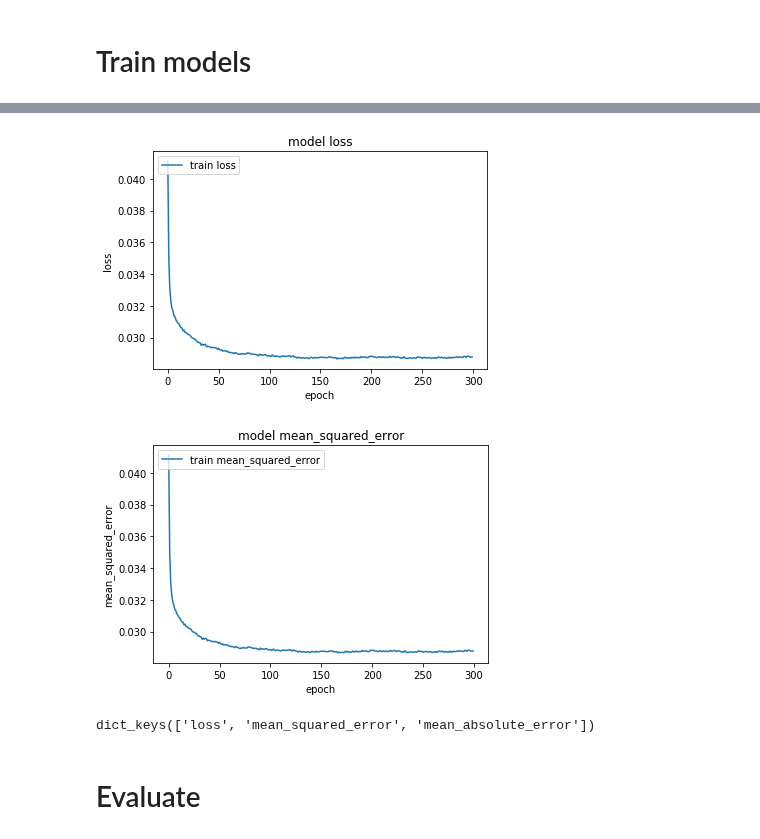
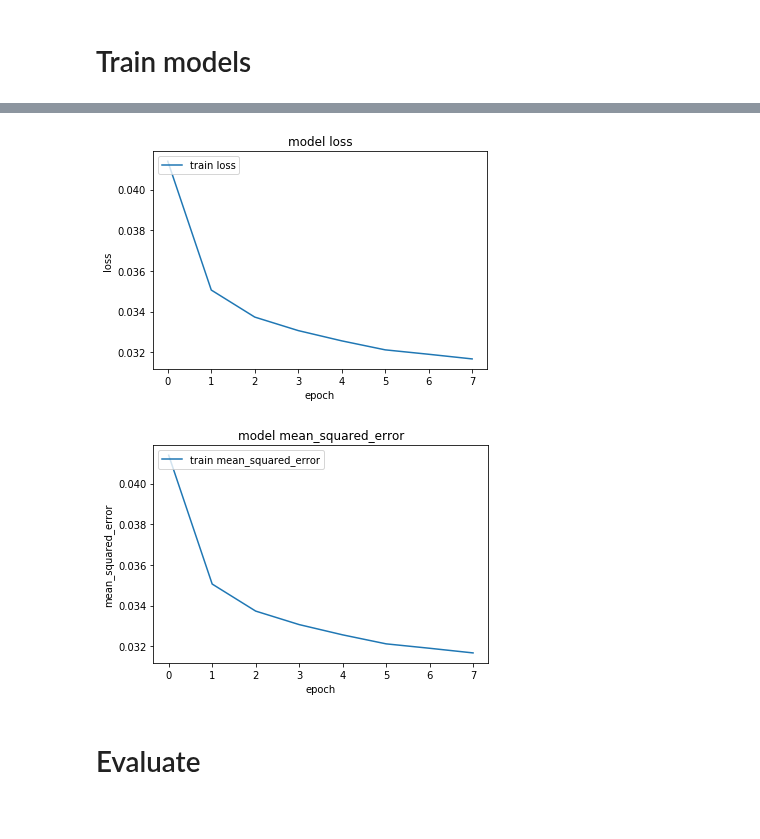
Before and after one commit to vandenbroucke/BRUBIKE, a Jupyter notebook: Predicting_Traffic.ipynb, the cells around one changed output, grey strips where cells are left out. Cells and saved outputs as stored; diff of their text form; code cells hidden in the pictures.

```diff
--- a/Predicting_Traffic.ipynb
+++ b/Predicting_Traffic.ipynb
@@ -150,7 +154,8 @@ Hail                        -0.00  1.00
 # %% [markdown]
 # Feature selection
 # %%
-df = df.drop(columns=[
+def remove_features(df):
+    return df.drop(columns=[
     'device_name',
     'timestamp_until',
     'bike_avg_speed',
@@ -170,6 +175,7 @@ df = df.drop(columns=[
     'Cloudy',
     'Quite cool'
 ])
+df=remove_features(df)
 print(df.shape)
 # %% [output]
 (94342, 29)
@@ -182,7 +188,7 @@ def build_normal_model():
     model = Sequential()
 
     model.add(Dense(27, input_dim=27,kernel_initializer='normal', activation='relu'))
-    model.add(Dense(27,activation='relu'))
+    model.add(Dense(14,activation='relu'))
     model.add(Dense(1, activation='linear'))
     optimizer = tf.keras.optimizers.RMSprop(0.001)
     model.compile(loss='mse', optimizer=optimizer, metrics=['mse','mae'])
@@ -282,10 +285,9 @@ def show_loss_graph(hist,variable):
     plt.xlabel('epoch')
     plt.legend(['train '+variable], loc='upper left')
     plt.show()
-history=model.fit(x_train, y_train, epochs=150)
+history=model.fit(x_train, y_train, epochs=8)
 show_loss_graph(history,"loss")
 show_loss_graph(history,"mean_squared_error")
-print(history.history.keys())
 # %% [output]
 WARNING:tensorflow:From /home/luis/anaconda3/lib/python3.7/site-packages/tensorflow/python/ops/math_ops.py:3066: to_int32 (from tensorflow.python.ops.math_ops) is deprecated and will be removed in a f ...
 Instructions for updating:
@@ -307,6 +311,5 @@ Epoch 300/300
-[figure, old version]
+[figure, new version]
-[figure, old version]
+[figure, new version]
-dict_keys(['loss', 'mean_squared_error', 'mean_absolute_error'])
 # %% [markdown]
 # Evaluate
 # %%
```
Also changed, not shown: parts of 8 cells of this notebook, 3 other files.
